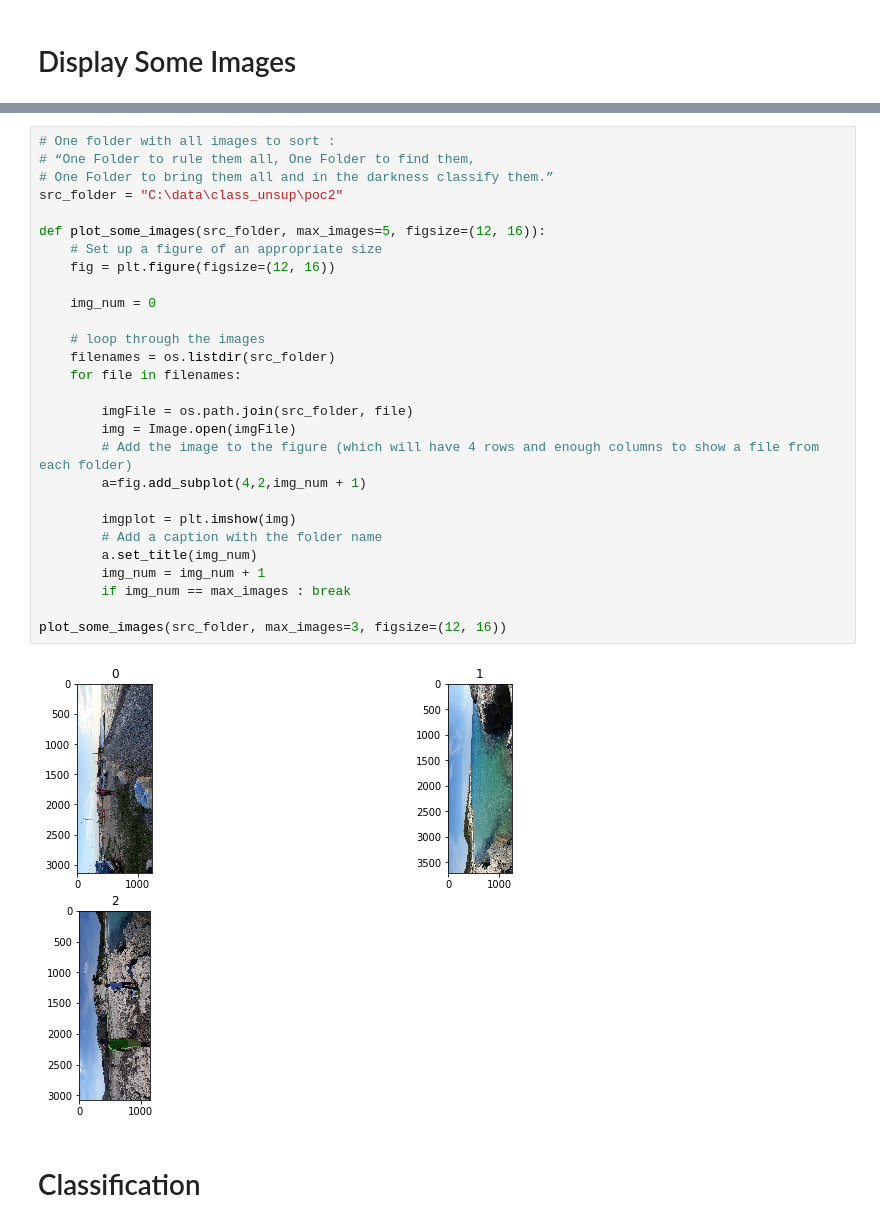
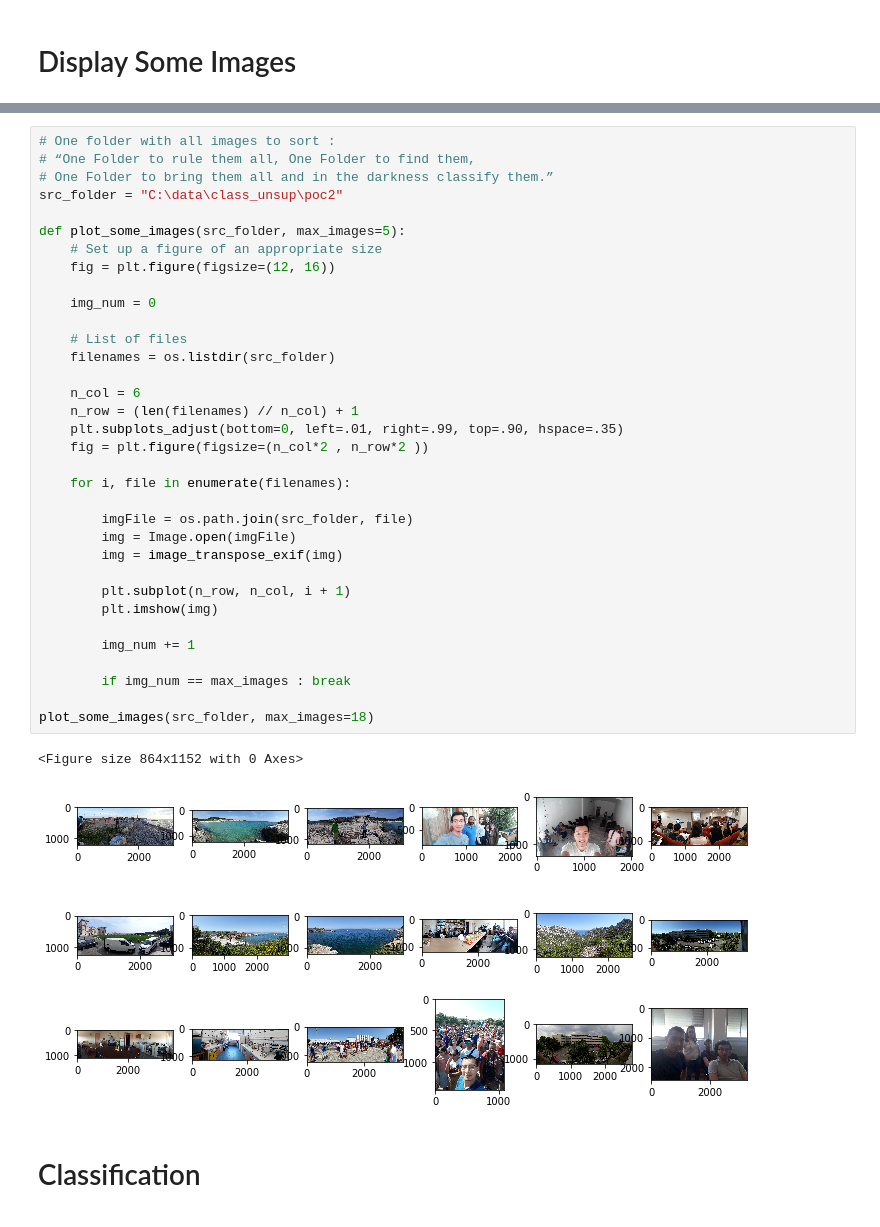
Before and after one commit to rapaperro88/Image-Classification-Unsupervised, a Jupyter notebook: Preprocessing_Classification.ipynb, the cells around one changed output, grey strips where cells are left out. Drawn from its saved outputs; the diff is of its cells as text.

```diff
--- a/Preprocessing_Classification.ipynb
+++ b/Preprocessing_Classification.ipynb
@@ -10,33 +49,40 @@ from PIL import Image
 # %%
 # One folder with all images to sort :
 # “One Folder to rule them all, One Folder to find them,
 # One Folder to bring them all and in the darkness classify them.”
 src_folder = "C:\data\class_unsup\poc2"
 
-def plot_some_images(src_folder, max_images=5, figsize=(12, 16)):
+def plot_some_images(src_folder, max_images=5):
     # Set up a figure of an appropriate size
     fig = plt.figure(figsize=(12, 16))
 
     img_num = 0
 
-    # loop through the images
+    # List of files
     filenames = os.listdir(src_folder)
-    for file in filenames:
+
+    n_col = 6
+    n_row = (len(filenames) // n_col) + 1
+    plt.subplots_adjust(bottom=0, left=.01, right=.99, top=.90, hspace=.35)
+    fig = plt.figure(figsize=(n_col*2 , n_row*2 ))
+
+    for i, file in enumerate(filenames):
 
         imgFile = os.path.join(src_folder, file)
         img = Image.open(imgFile)
-        # Add the image to the figure (which will have 4 rows and enough columns to show a file from each folder)
-        a=fig.add_subplot(4,2,img_num + 1)
+        img = image_transpose_exif(img)
 
-        imgplot = plt.imshow(img)
-        # Add a caption with the folder name
-        a.set_title(img_num)
-        img_num = img_num + 1
+        plt.subplot(n_row, n_col, i + 1)
+        plt.imshow(img)
+
+        img_num += 1
+
         if img_num == max_images : break
 
-plot_some_images(src_folder, max_images=3, figsize=(12, 16))
+plot_some_images(src_folder, max_images=18)
 # %% [output]
+<Figure size 864x1152 with 0 Axes>
-[figure, old version]
+[figure, new version]
 # %% [markdown]
 # Classification
 # %% [markdown]
```
Also changed, not shown: parts of 19 cells of this notebook, 1 other file.
